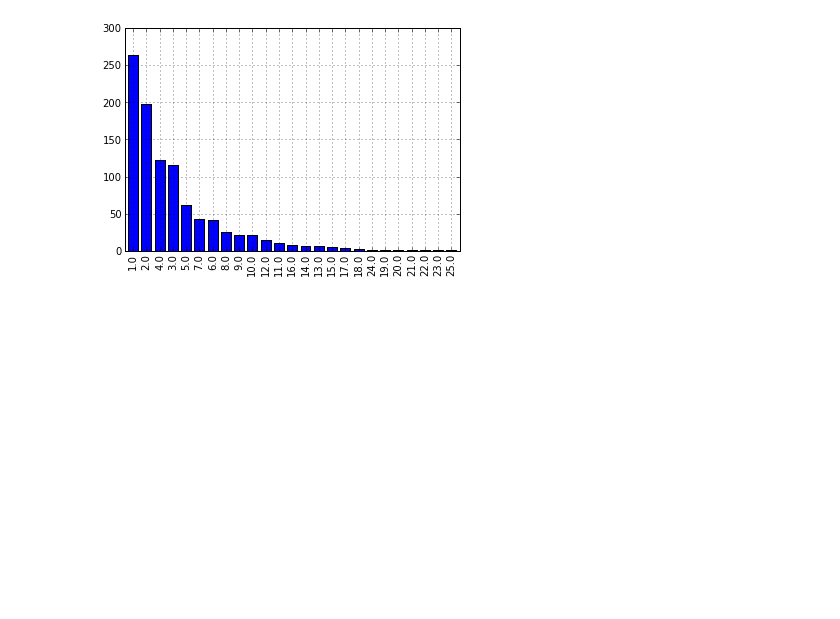
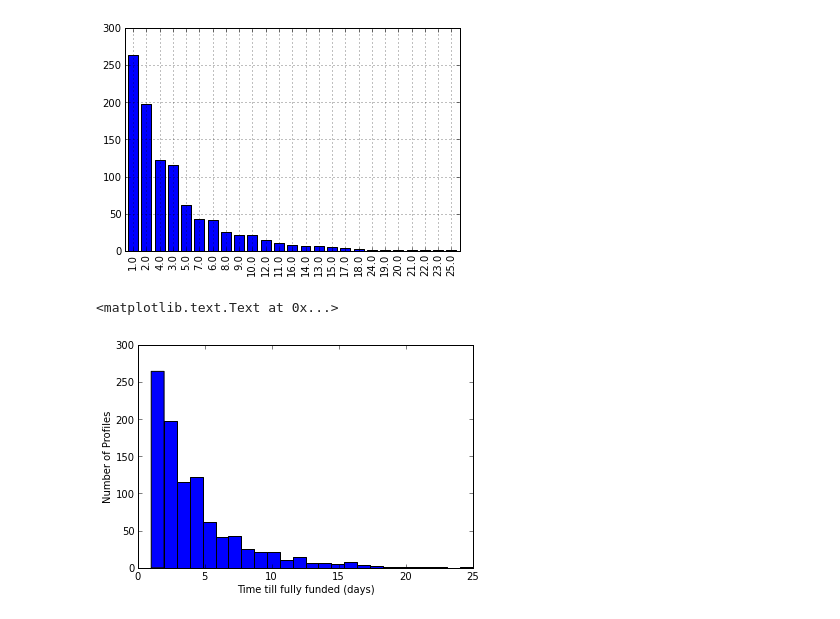
Before and after one commit to cotterman/Astro250_Python-for-Data-Scientists, a Jupyter notebook: Final project-Watsi-cotterman/exper_1way_stats.ipynb, the cells around one changed output. Cells and saved outputs as stored; diff of their text form; code cells hidden in the pictures; blank space fills up the shorter version.

```diff
--- a/Final project-Watsi-cotterman/exper_1way_stats.ipynb
+++ b/Final project-Watsi-cotterman/exper_1way_stats.ipynb
@@ -248,3 +255,12 @@ my_series.value_counts().plot(kind='bar')
 # %% [output]
 <matplotlib.axes.AxesSubplot at 0x...>
 [figure]
+# %%
+mydata = mydf['funding_days'].dropna()
+max_days =  mydata.max()
+plt.hist(mydata, bins=max_days)
+plt.xlabel('Time till fully funded (days)')
+plt.ylabel('Number of Profiles')
+# %% [output]
+<matplotlib.text.Text at 0x...>
+[figure, added]
```
Also changed, not shown: parts of 5 cells of this notebook, 22 other files.
